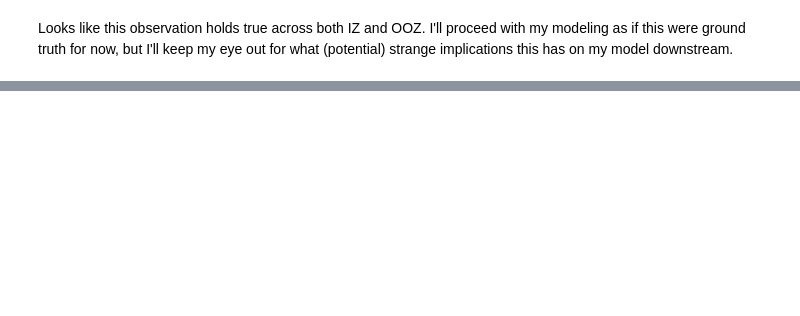
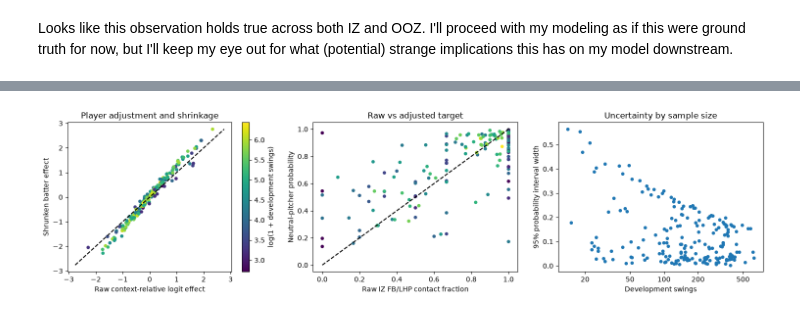
Before and after one commit to jwshomar/Nats_Data_Project, a Jupyter notebook: notebook/data_problem.ipynb, the cells around one changed output, grey strips where cells are left out. Drawn from its saved outputs; the diff is of its cells as text; code cells hidden in the pictures; blank space fills up the shorter version.

Commit message:
Initial generation of model through Codex

```diff
--- a/notebook/data_problem.ipynb
+++ b/notebook/data_problem.ipynb
@@ -248,0 +719,39 @@ Looks like this observation holds true across both IZ and OOZ. I'll proceed with
+# %%
+batter_effects = contact_model.player_effects("batter_id")
+context_logits = contact_model.theta[:16]
+context_number = (development.bat_side.eq("R").astype(int) * 8 + development.throw_side.eq("R").astype(int) * 4 + development.is_in_zone * 2 + development.is_fb)
+raw_players = development.assign(population_probability=expit(context_logits[context_number.to_numpy()])).groupby("batter_id").agg(contacts=("contact", "sum"), swings=("contact", "size"), context_mean=("population_probability", "mean"))
+# Jeffreys-style 0.5 correction prevents infinite logits for raw 0/1 rates.
+raw_probability = (raw_players.contacts + 0.5) / (raw_players.swings + 1)
+raw_effect = np.log(raw_probability / (1 - raw_probability)) - np.log(raw_players.context_mean / (1 - raw_players.context_mean))
+raw_effect -= raw_effect.groupby(batter_effects.side).transform("mean")
+
+# Internal diagnostics only: the user-facing output below is a single-batter lookup.
+projection_rows = []
+for player_id in contact_model.player_ids["batter_id"]:
+    projection = batter_projection(contact_model, int(player_id), reference_mix, coefficient_draws)
+    last = projection.iloc[-1]
+    projection_rows.append({"batter_id": player_id, **last.to_dict()})
+projection_diagnostics = pd.DataFrame(projection_rows).set_index("batter_id")
+projection_diagnostics["training_swings"] = development.groupby("batter_id").size()
+raw_target = development.loc[development.is_in_zone.eq(1) & development.is_fb.eq(1) & development.throw_side.eq("L")].groupby("batter_id").contact.agg(["mean", "size"])
+projection_diagnostics["raw_contact"] = raw_target["mean"]
+projection_diagnostics["target_swings"] = raw_target["size"].fillna(0)
+
+fig, axes = plt.subplots(1, 3, figsize=(15, 4))
+points = axes[0].scatter(raw_effect, batter_effects.effect, c=np.log1p(batter_effects.swing_count), cmap="viridis", s=16)
+limit = max(abs(raw_effect).max(), abs(batter_effects.effect).max())
+axes[0].plot([-limit, limit], [-limit, limit], "k--")
+axes[0].set(xlabel="Raw context-relative logit effect", ylabel="Shrunken batter effect", title="Player adjustment and shrinkage")
+fig.colorbar(points, ax=axes[0], label="log(1 + development swings)")
+axes[1].scatter(projection_diagnostics.raw_contact, projection_diagnostics.contact_probability, c=np.log1p(projection_diagnostics.target_swings), cmap="viridis", s=16)
+axes[1].plot([0, 1], [0, 1], "k--")
+axes[1].set(xlabel="Raw IZ FB/LHP contact fraction", ylabel="Neutral-pitcher probability", title="Raw vs adjusted target")
+axes[2].scatter(projection_diagnostics.training_swings, projection_diagnostics.upper_95 - projection_diagnostics.lower_95, s=16)
+axes[2].set(xscale="log", xlabel="Development swings", ylabel="95% probability interval width", title="Uncertainty by sample size")
+axes[2].set_xticks([20, 50, 100, 200, 500], ["20", "50", "100", "200", "500"])
+axes[2].minorticks_off()
+fig.tight_layout()
+plt.show()
+# %% [output]
+[figure, added]
```
Also changed, not shown: parts of 35 cells of this notebook, 2 other files.
